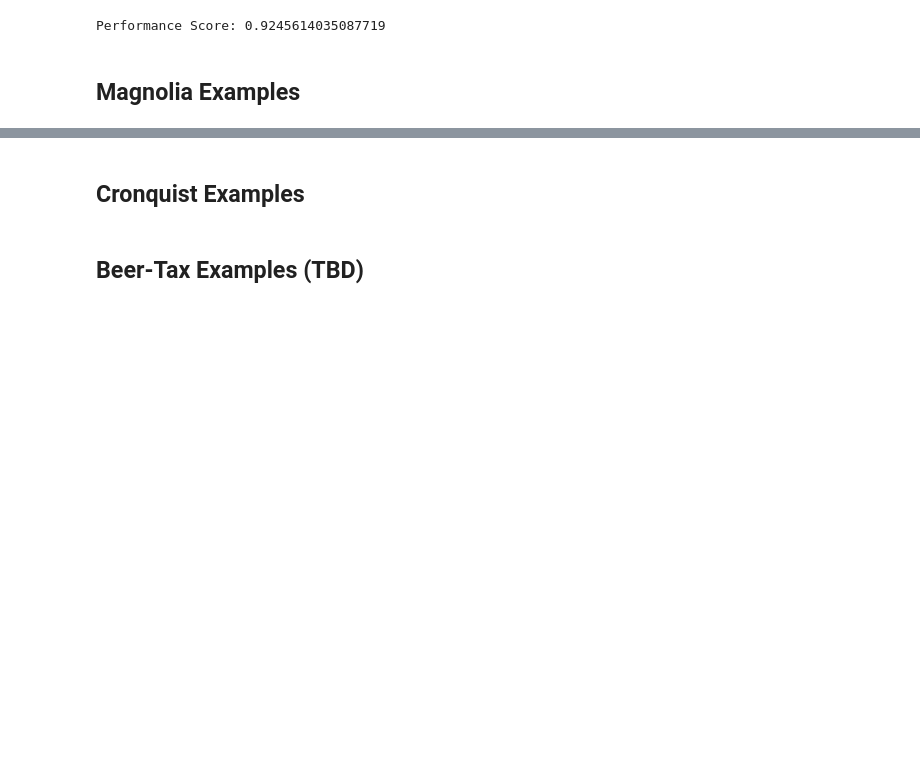
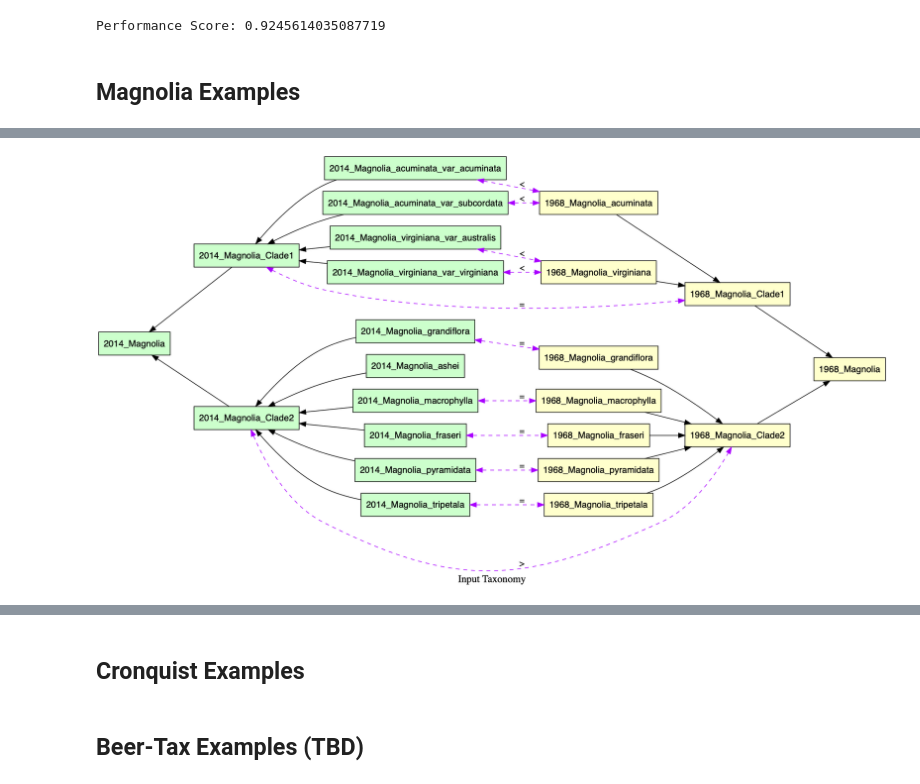
Before and after one commit to idaks/LeanEuler, a Jupyter notebook: PWE-Euler Examples for Paper.ipynb, the cells around one changed output, grey strips where cells are left out. Drawn from its saved outputs; the diff is of its cells as text; code cells hidden in the pictures; blank space fills up the shorter version.

Commit message:
added magnolia examples

```diff
--- a/PWE-Euler Examples for Paper.ipynb
+++ b/PWE-Euler Examples for Paper.ipynb
@@ -740,3 +740,9 @@ import pickle as pkl
 #     results = pkl.load(f)
 # %% [markdown]
 ## Magnolia Examples
+# %%
+fname = 'Tests/magnolia_68_14.txt'
+# %%
+with open(fname, 'r') as f:
+    cleantax_file = f.read().split('\n')
+cleantax_file
@@ -742,0 +767,2 @@ import pickle as pkl
+# %%
+gt_rel_data, tax_data = LeanEuler.parse_cleantax(cleantax_file)
@@ -742,0 +809,5 @@ import pickle as pkl
+# %%
+gt_G = visualize_euler_input(gt_rel_data, tax_data)
+draw(gt_G)
+# %% [output]
+[figure, added]
```
Also changed, not shown: parts of 15 cells of this notebook.
